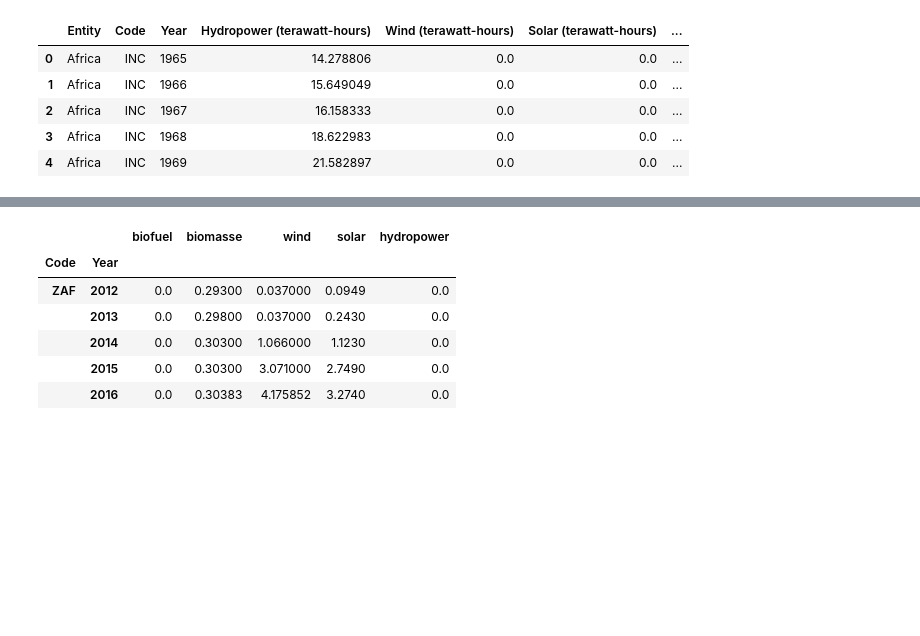
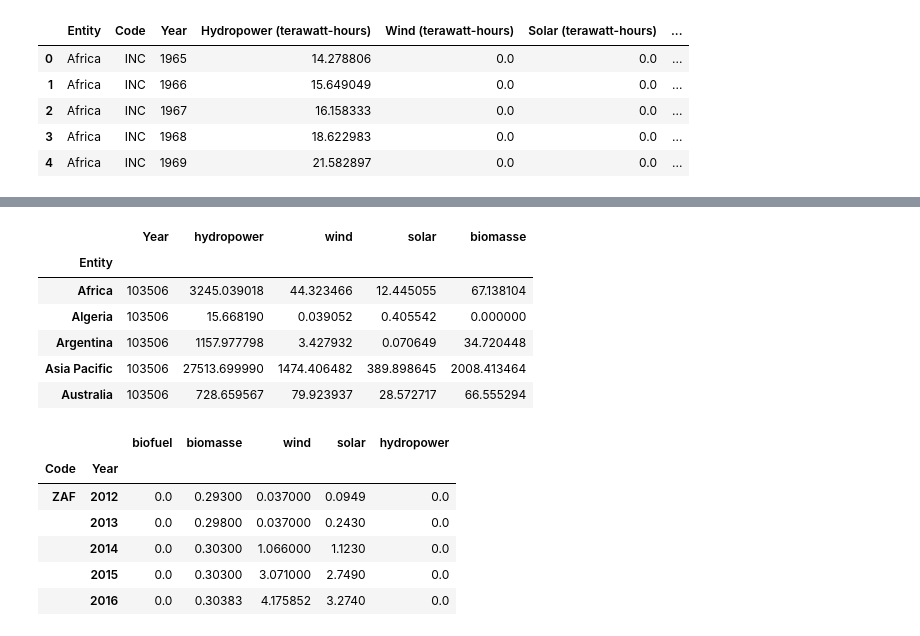
Before and after one commit to aksl20/hackathon-futur-energy, a Jupyter notebook: python/notebook/clean_renew_data.ipynb, the cells around one changed output, grey strips where cells are left out. Saved outputs shown, nothing was run; the diff lists cells and outputs as text; code cells hidden in the pictures; blank space fills up the shorter version.

```diff
--- a/python/notebook/clean_renew_data.ipynb
+++ b/python/notebook/clean_renew_data.ipynb
@@ -79,3 +92,14 @@ data_mrec_clean['Entity']
+# %%
+data_mrec_clean_ent = data_mrec_clean.groupby('Entity').sum()
+data_mrec_clean_ent.head()
+# %% [output]
+|  | Year | hydropower | wind | solar | biomasse |
+| Entity |  |  |  |  |  |
+| Africa | 103506 | 3245.039018 | 44.323466 | 12.445055 | 67.138104 |
+| Algeria | 103506 | 15.668190 | 0.039052 | 0.405542 | 0.000000 |
+| Argentina | 103506 | 1157.977798 | 3.427932 | 0.070649 | 34.720448 |
+| Asia Pacific | 103506 | 27513.699990 | 1474.406482 | 389.898645 | 2008.413464 |
+| Australia | 103506 | 728.659567 | 79.923937 | 28.572717 | 66.555294 |
 # %%
 data_rec_clean = group_by(data_rec, 'Code', 'Year')
 # %%
```
Also changed, not shown: parts of 4 cells of this notebook.
